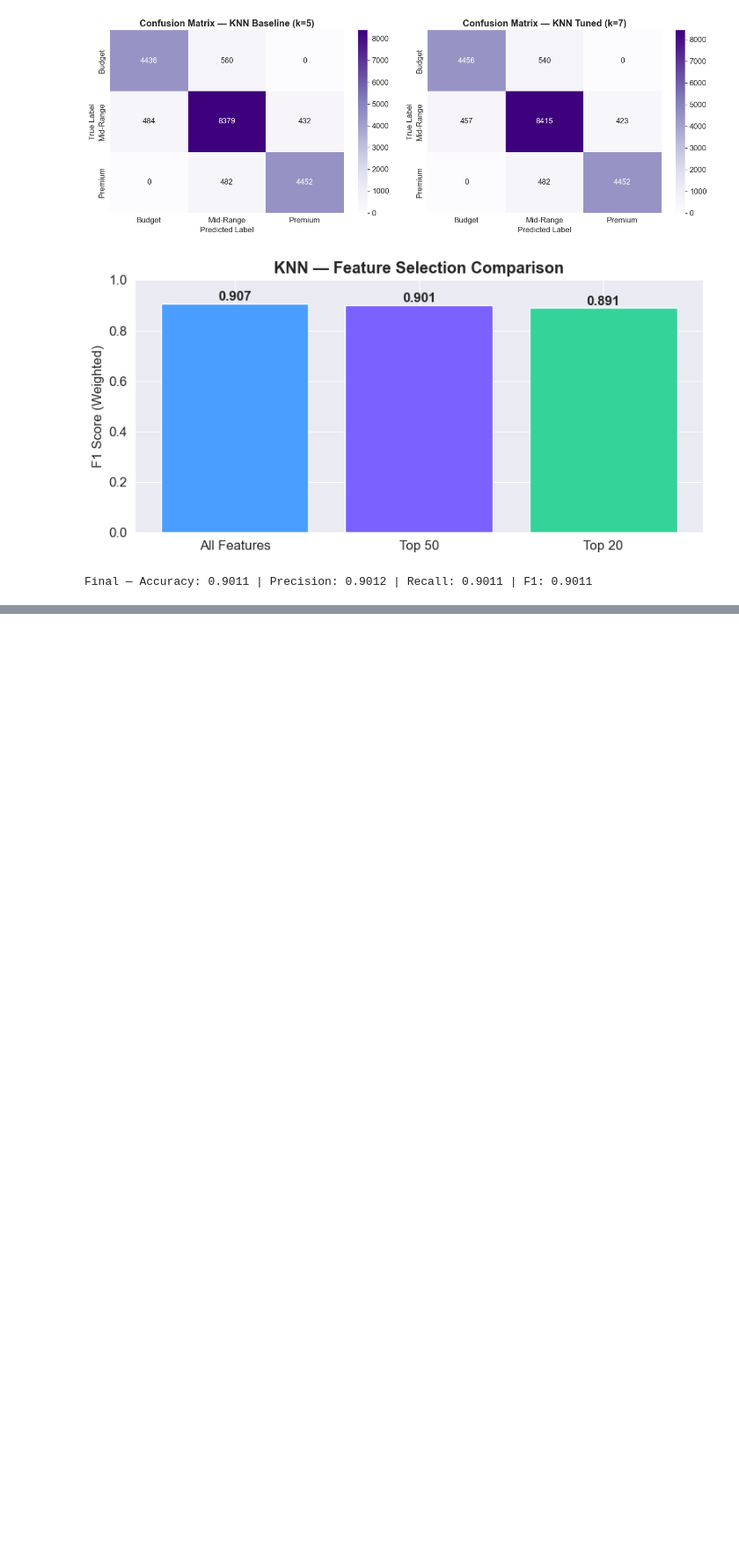
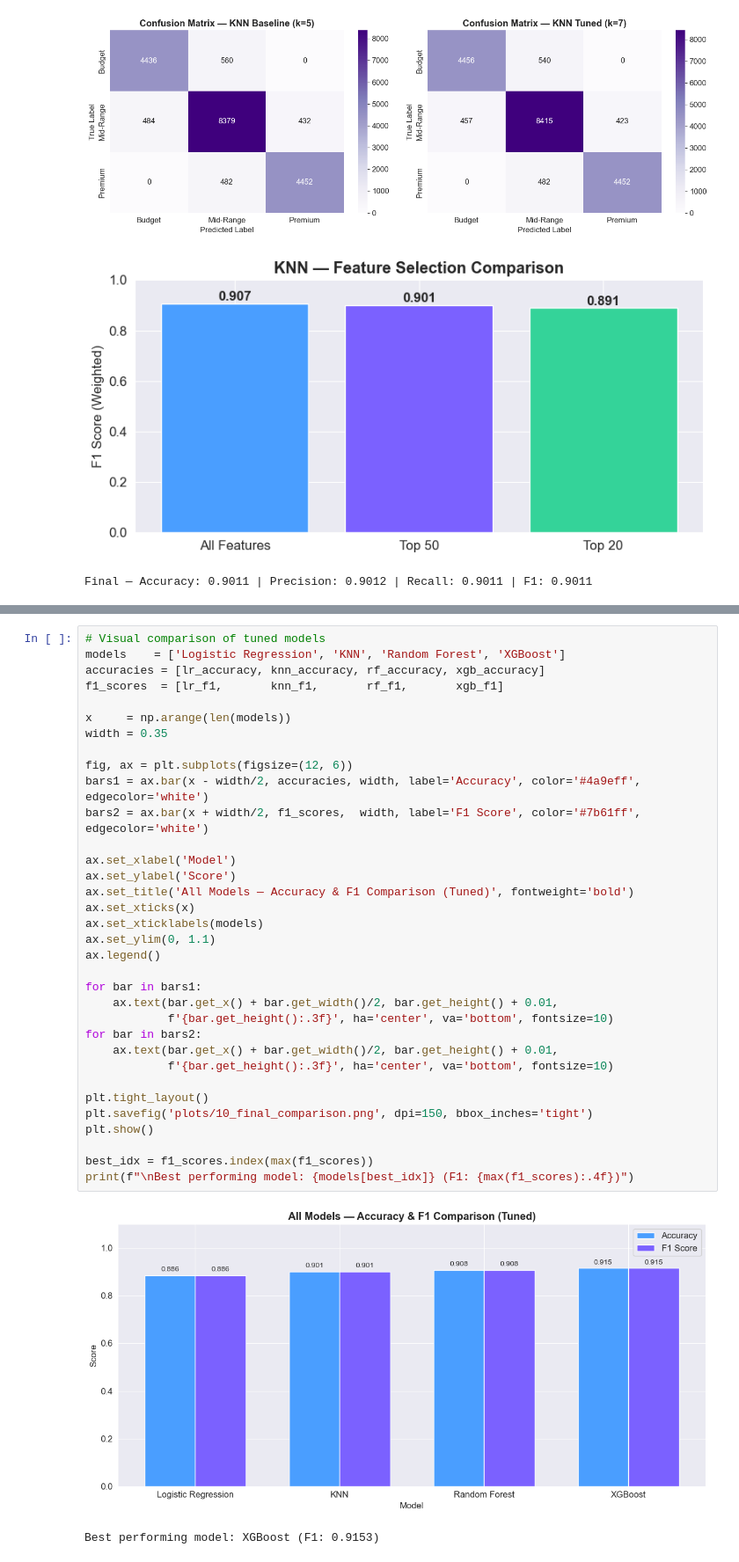
Before and after one commit to ErinaTernava/AutoValue, a Jupyter notebook: notebooks/classifications.ipynb, the cells around one changed output, grey strips where cells are left out. Shown at 88% size. Drawn from its saved outputs; the diff is of its cells as text; blank space fills up the shorter version.

```diff
--- a/notebooks/classifications.ipynb
+++ b/notebooks/classifications.ipynb
@@ -423,0 +693,37 @@ Final — Accuracy: 0.9011 | Precision: 0.9012 | Recall: 0.9011 | F1: 0.9011
+# %%
+# Visual comparison of tuned models
+models    = ['Logistic Regression', 'KNN', 'Random Forest', 'XGBoost']
+accuracies = [lr_accuracy, knn_accuracy, rf_accuracy, xgb_accuracy]
+f1_scores  = [lr_f1,       knn_f1,       rf_f1,       xgb_f1]
+
+x     = np.arange(len(models))
+width = 0.35
+
+fig, ax = plt.subplots(figsize=(12, 6))
+bars1 = ax.bar(x - width/2, accuracies, width, label='Accuracy', color='#4a9eff', edgecolor='white')
+bars2 = ax.bar(x + width/2, f1_scores,  width, label='F1 Score', color='#7b61ff', edgecolor='white')
+
+ax.set_xlabel('Model')
+ax.set_ylabel('Score')
+ax.set_title('All Models — Accuracy & F1 Comparison (Tuned)', fontweight='bold')
+ax.set_xticks(x)
+ax.set_xticklabels(models)
+ax.set_ylim(0, 1.1)
+ax.legend()
+
+for bar in bars1:
+    ax.text(bar.get_x() + bar.get_width()/2, bar.get_height() + 0.01,
+            f'{bar.get_height():.3f}', ha='center', va='bottom', fontsize=10)
+for bar in bars2:
+    ax.text(bar.get_x() + bar.get_width()/2, bar.get_height() + 0.01,
+            f'{bar.get_height():.3f}', ha='center', va='bottom', fontsize=10)
+
+plt.tight_layout()
+plt.savefig('plots/10_final_comparison.png', dpi=150, bbox_inches='tight')
+plt.show()
+
+best_idx = f1_scores.index(max(f1_scores))
+print(f"\nBest performing model: {models[best_idx]} (F1: {max(f1_scores):.4f})")
+# %% [output]
+[figure, added]
+Best performing model: XGBoost (F1: 0.9153)
```
Also changed, not shown: parts of 9 cells of this notebook, 6 other files.
